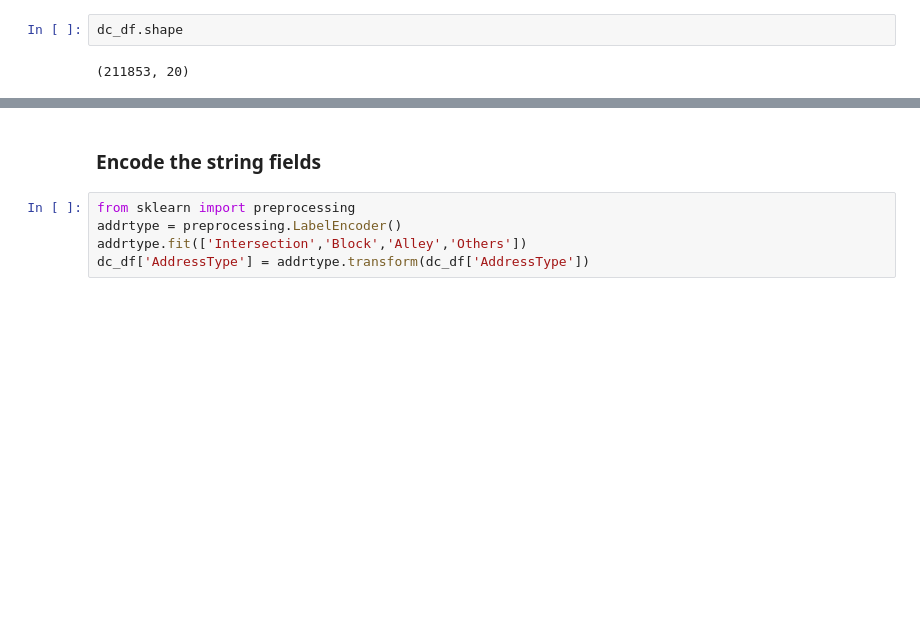
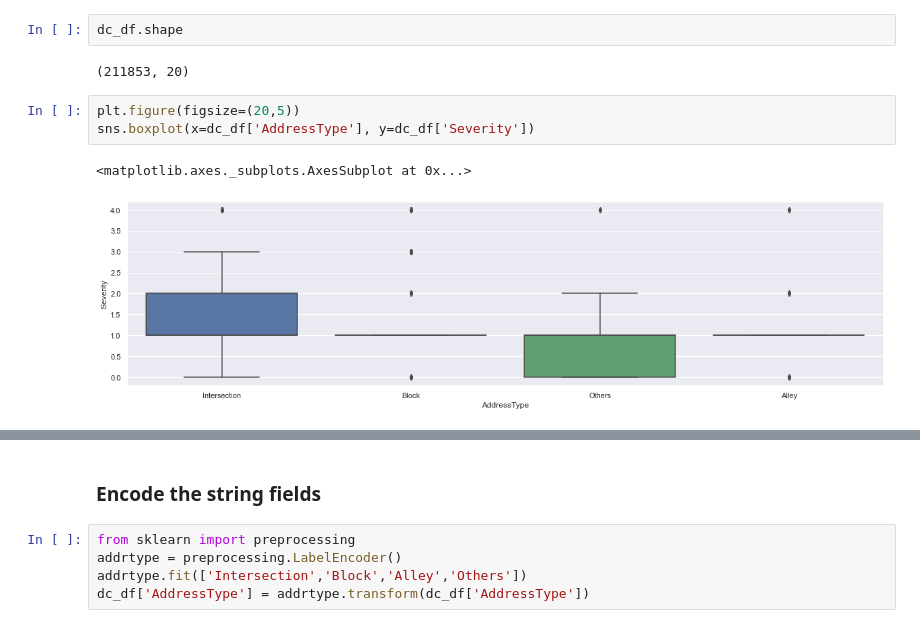
Before and after one commit to cube27/coursera_capstone, a Jupyter notebook: Road Collisions.ipynb, the cells around one changed output, grey strips where cells are left out. Cells and saved outputs as stored; diff of their text form; blank space fills up the shorter version.

Commit message:
Updated some charts.

```diff
--- a/Road Collisions.ipynb
+++ b/Road Collisions.ipynb
@@ -263,3 +263,9 @@ dc_df = dc_df[~dc_df['StateCode'].isnull()]
 dc_df.shape
 # %% [output]
 (211853, 20)
+# %%
+plt.figure(figsize=(20,5))
+sns.boxplot(x=dc_df['AddressType'], y=dc_df['Severity'])
+# %% [output]
+<matplotlib.axes._subplots.AxesSubplot at 0x...>
+[figure, added]
```
Also changed, not shown: parts of 18 cells of this notebook.
